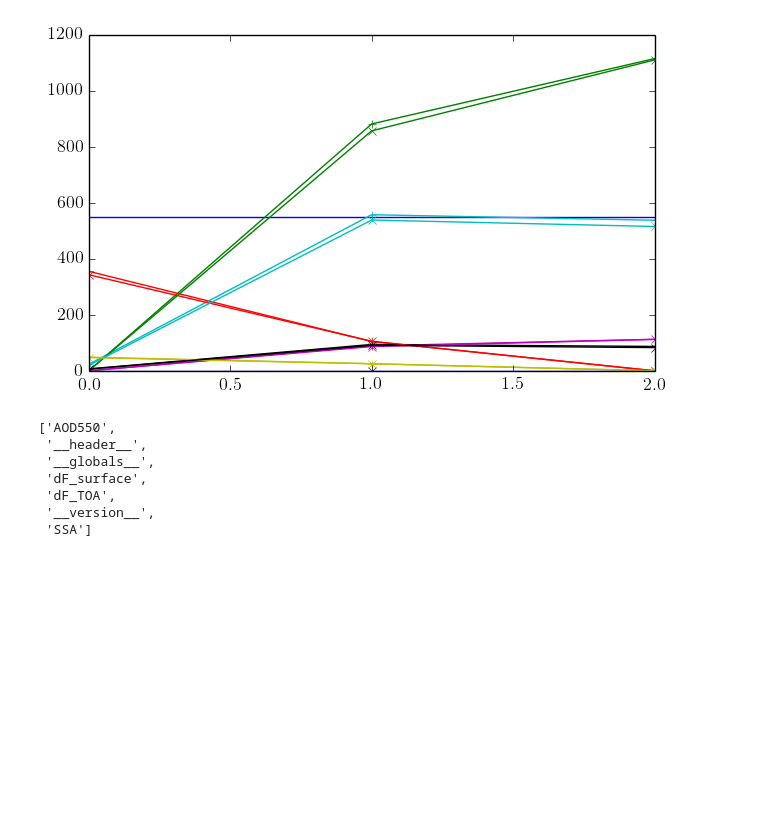
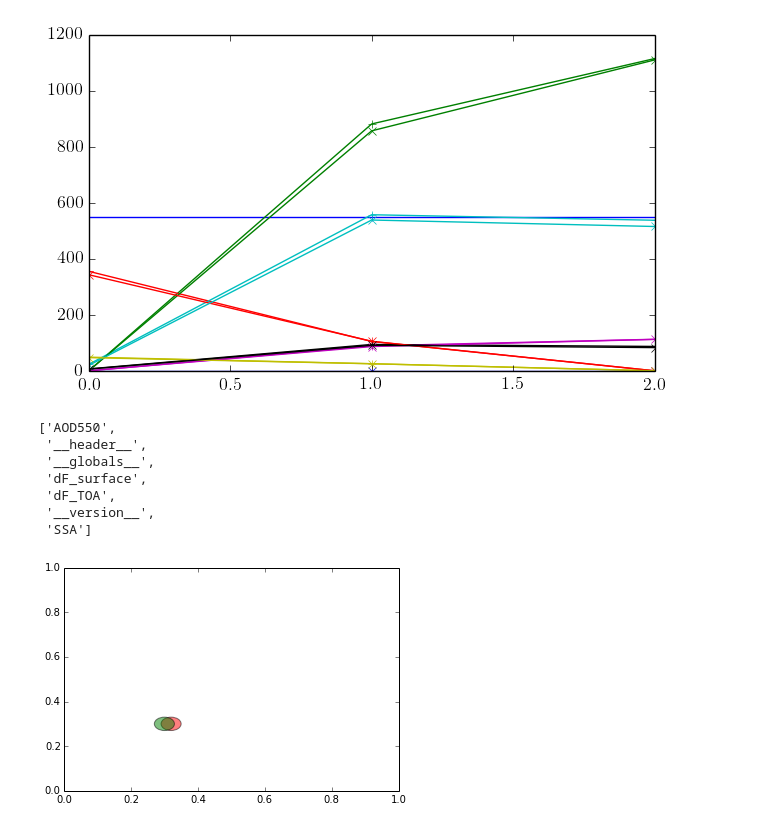
Before and after one commit to samuelleblanc/python_codes, a Jupyter notebook: Play_around.ipynb, the cells around one changed output. Drawn from its saved outputs; the diff is of its cells as text; code cells hidden in the pictures; blank space fills up the shorter version.

Commit message:
testing motion.

```diff
--- a/Play_around.ipynb
+++ b/Play_around.ipynb
@@ -57,3 +57,96 @@ ss.keys()
  'dF_TOA',
  '__version__',
  'SSA']
+# %%
+import matplotlib.pyplot as plt
+import matplotlib.patches as patches
+class DraggablePoint:
+    lock = None #only one can be animated at a time
+    def __init__(self, point):
+        self.point = point
+        self.press = None
+        self.background = None
+
+    def connect(self):
+        'connect to all the events we need'
+        self.cidpress = self.point.figure.canvas.mpl_connect('button_press_event', self.on_press)
+        self.cidrelease = self.point.figure.canvas.mpl_connect('button_release_event', self.on_release)
+        self.cidmotion = self.point.figure.canvas.mpl_connect('motion_notify_event', self.on_motion)
+
+    def on_press(self, event):
+        if event.inaxes != self.point.axes: return
+        if DraggablePoint.lock is not None: return
+        contains, attrd = self.point.contains(event)
+        if not contains: return
+        self.press = (self.point.center), event.xdata, event.ydata
+        DraggablePoint.lock = self
+
+        # draw everything but the selected rectangle and store the pixel buffer
+        canvas = self.point.figure.canvas
+        axes = self.point.axes
+        self.point.set_animated(True)
+        canvas.draw()
+        self.background = canvas.copy_from_bbox(self.point.axes.bbox)
+
+        # now redraw just the rectangle
+        axes.draw_artist(self.point)
+
+        # and blit just the redrawn area
+        canvas.blit(axes.bbox)
+
+    def on_motion(self, event):
+        if DraggablePoint.lock is not self:
+            return
+        if event.inaxes != self.point.axes: return
+        self.point.center, xpress, ypress = self.press
+        dx = event.xdata - xpress
+        dy = event.ydata - ypress
+        self.point.center = (self.point.center[0]+dx, self.point.center[1]+dy)
+
+        canvas = self.point.figure.canvas
+        axes = self.point.axes
+        # restore the background region
+        canvas.restore_region(self.background)
+
+        # redraw just the current rectangle
+        axes.draw_artist(self.point)
+
+        # blit just the redrawn area
+        canvas.blit(axes.bbox)
+
+    def on_release(self, event):
+        'on release we reset the press data'
+        if DraggablePoint.lock is not self:
+            return
+
+        self.press = None
+        DraggablePoint.lock = None
+
+        # turn off the rect animation property and reset the background
+        self.point.set_animated(False)
+        self.background = None
+
+        # redraw the full figure
+        self.point.figure.canvas.draw()
+
+    def disconnect(self):
+        'disconnect all the stored connection ids'
+        self.point.figure.canvas.mpl_disconnect(self.cidpress)
+        self.point.figure.canvas.mpl_disconnect(self.cidrelease)
+        self.point.figure.canvas.mpl_disconnect(self.cidmotion)
+
+fig = plt.figure()
+ax = fig.add_subplot(111)
+drs = []
+circles = [patches.Circle((0.32, 0.3), 0.03, fc='r', alpha=0.5),
+               patches.Circle((0.3,0.3), 0.03, fc='g', alpha=0.5)]
+
+for circ in circles:
+    ax.add_patch(circ)
+    dr = DraggablePoint(circ)
+    dr.connect()
+    drs.append(dr)
+
+plt.show()
+# %% [output]
+[figure, added]
```
Also changed, not shown: 1 other file.
